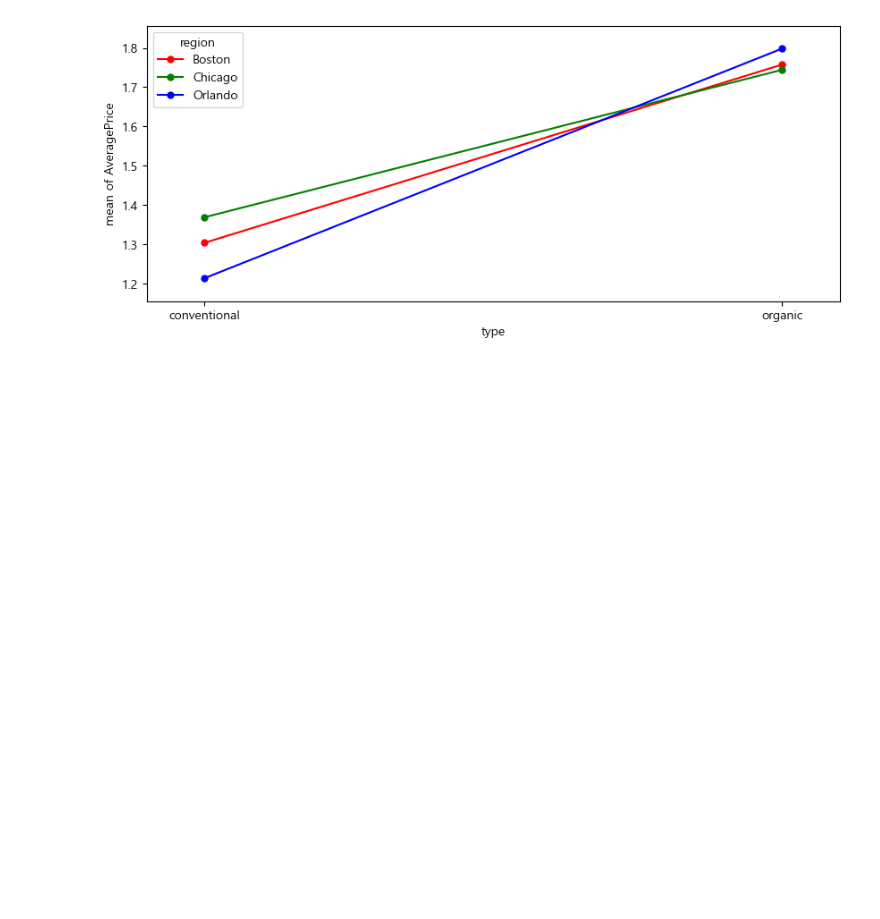
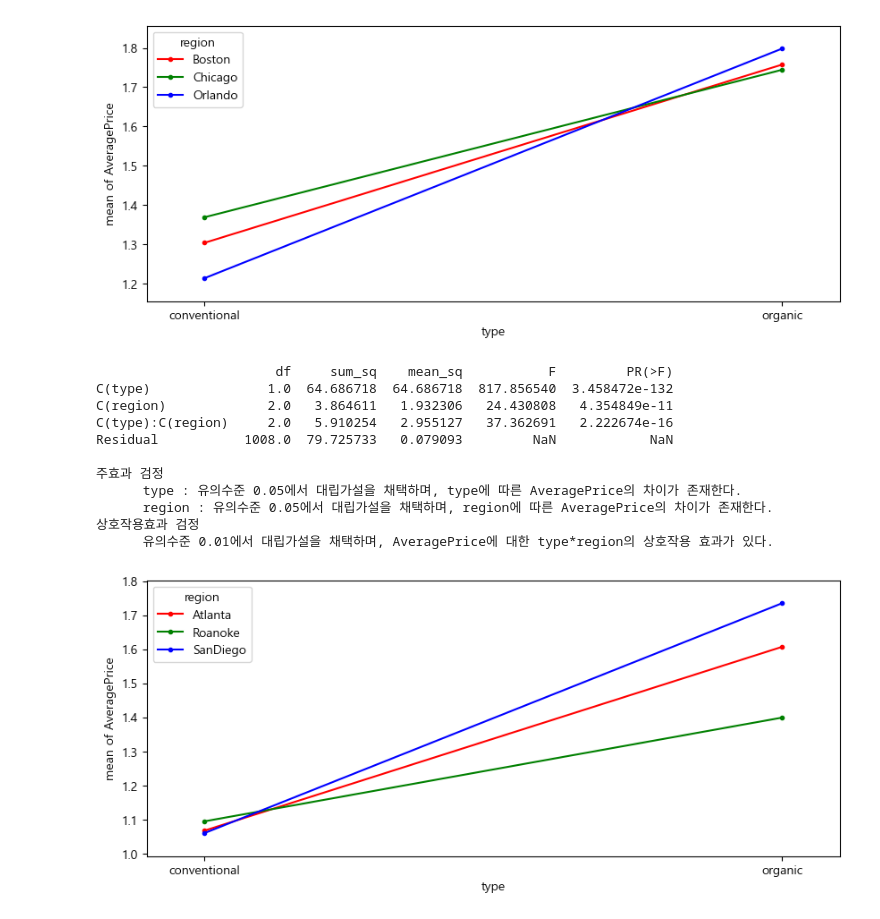
Before and after one commit to blueage98/adp_work, a Jupyter notebook: ADP-실기-DESSA/최신 기출동형 모의고사/1회_통계분석 - 연습.ipynb, the cells around one changed output. Cells and saved outputs as stored; diff of their text form; code cells hidden in the pictures; blank space fills up the shorter version.

```diff
--- a/ADP-실기-DESSA/최신 기출동형 모의고사/1회_통계분석 - 연습.ipynb
+++ b/ADP-실기-DESSA/최신 기출동형 모의고사/1회_통계분석 - 연습.ipynb
@@ -211,3 +208,15 @@ avocado = pd.read_csv('../data/avocado.csv')
+# %%
+import pandas as pd
+import numpy as np
+import matplotlib.pyplot as plt
+import seaborn as sns
+
+plt.rcParams['font.size'] =10
+plt.rcParams['font.family'] = 'Malgun Gothic'
+plt.rcParams['figure.figsize'] = (10, 4)
+plt.rcParams['axes.unicode_minus'] = False
+
+avocado = pd.read_csv('../data/avocado.csv')
 # %%
 avo = avocado.copy()
 avo.info()
@@ -296,0 +312,36 @@ fig = interaction_plot(x=testdf.type, trace=testdf.region, response=testdf.Avera
+# %%
+from statsmodels.formula.api import ols
+from statsmodels.stats.anova import anova_lm
+from statsmodels.graphics.factorplots import interaction_plot
+
+# 테스트를 위해 region의 값들 중 일부로 Sampling한다.
+sampdf = avo[['region', 'type', 'AveragePrice']][(avo.region=='Roanoke') | (avo.region=='SanDiego') | (avo.region=='Atlanta')].reset_index()
+
+formula = 'AveragePrice ~ C(type) * C(region)'
+model = ols(formula, sampdf).fit()
+atable = anova_lm(model)
+print(atable)
+
+print('''
+주효과 검정
+      type : 유의수준 0.05에서 대립가설을 채택하며, type에 따른 AveragePrice의 차이가 존재한다.
+      region : 유의수준 0.05에서 대립가설을 채택하며, region에 따른 AveragePrice의 차이가 존재한다.
+상호작용효과 검정
+      유의수준 0.01에서 대립가설을 채택하며, AveragePrice에 대한 type*region의 상호작용 효과가 있다.
+''')
+
+figure, ax = plt.subplots()
+figure = interaction_plot(x=sampdf.type, trace=sampdf.region, response=sampdf.AveragePrice, colors=['red', 'green', 'blue'], ax=ax)
+# %% [output]
+                       df     sum_sq    mean_sq           F         PR(>F)
+C(type)               1.0  64.686718  64.686718  817.856540  3.458472e-132
+C(region)             2.0   3.864611   1.932306   24.430808   4.354849e-11
+C(type):C(region)     2.0   5.910254   2.955127   37.362691   2.222674e-16
+Residual           1008.0  79.725733   0.079093         NaN            NaN
+
+주효과 검정
+      type : 유의수준 0.05에서 대립가설을 채택하며, type에 따른 AveragePrice의 차이가 존재한다.
+      region : 유의수준 0.05에서 대립가설을 채택하며, region에 따른 AveragePrice의 차이가 존재한다.
+상호작용효과 검정
+      유의수준 0.01에서 대립가설을 채택하며, AveragePrice에 대한 type*region의 상호작용 효과가 있다.
+[figure, added]
```
Also changed, not shown: parts of 8 cells of this notebook.
